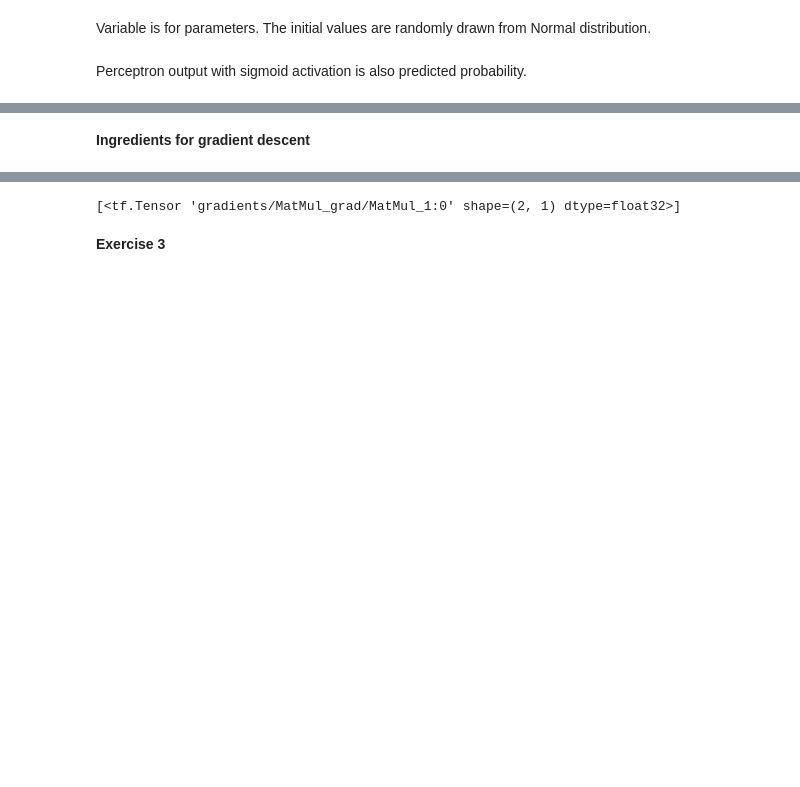
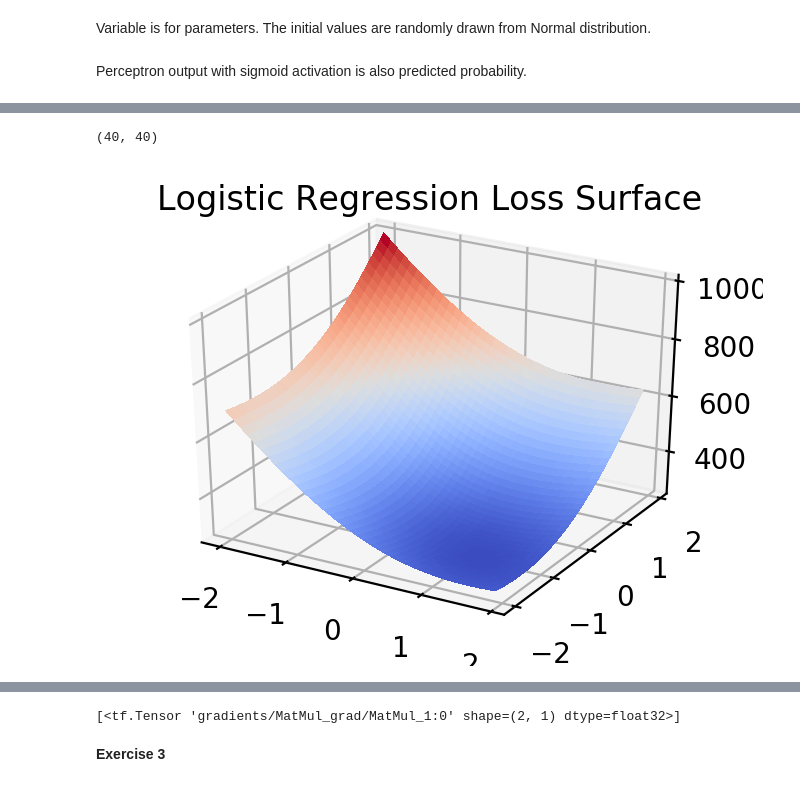
Before and after one commit to UCIDataScienceInitiative/LearningWithPython, a Jupyter notebook: logistic.ipynb, the cells around one changed output, grey strips where cells are left out. Drawn from its saved outputs; the diff is of its cells as text; code cells hidden in the pictures; blank space fills up the shorter version.

```diff
--- a/logistic.ipynb
+++ b/logistic.ipynb
@@ -35,7 +37,8 @@ Y = tf.placeholder('float', [None, 1])
 # %% [markdown]
 Variable is for parameters. The initial values are randomly drawn from Normal distribution.
 # %%
-beta = tf.Variable(tf.random_normal([D, 1], stddev=1.0))
+#beta = tf.Variable(tf.random_normal([D, 1], stddev=1.0))
+beta = tf.get_variable('beta', shape=[D, 1], initializer=tf.zeros_initializer())
 # %% [markdown]
 Perceptron output with sigmoid activation is also predicted probability.
 # %%
@@ -47,2 +52,0 @@ loss = -1.0 * (tf.reduce_sum(Y * tf.log(pred) + (1.0 - Y) * tf.log(1 - pred)))
-# %% [markdown]
-**Ingredients for gradient descent**
@@ -48,0 +74,13 @@ loss = -1.0 * (tf.reduce_sum(Y * tf.log(pred) + (1.0 - Y) * tf.log(1 - pred)))
+# %%
+print(xx.shape)
+# %% [output]
+(40, 40)
+# %%
+fig = plt.figure(figsize=(4, 3), dpi=200)
+ax = fig.gca(projection='3d')
+surf = ax.plot_surface(yy, xx, loss_landscape, cmap=cm.coolwarm,
+                       linewidth=0, antialiased=False)
+plt.title('Logistic Regression Loss Surface')
+plt.show()
+# %% [output]
+[figure, added]
```
Also changed, not shown: parts of 26 cells of this notebook, 4 other files.
